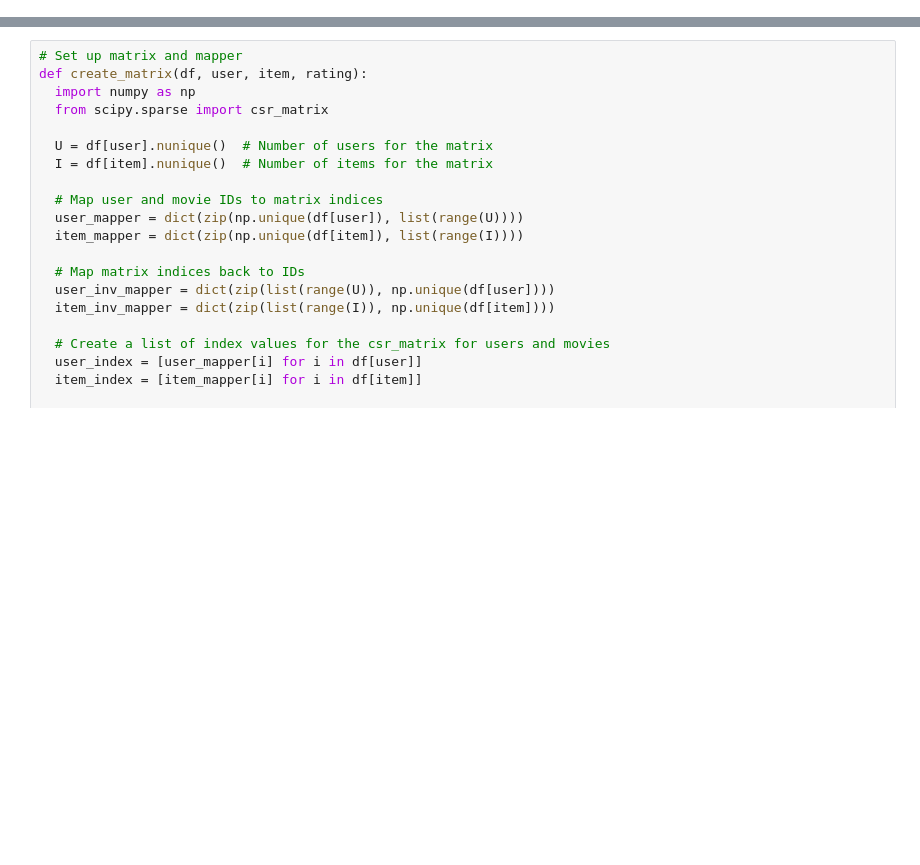
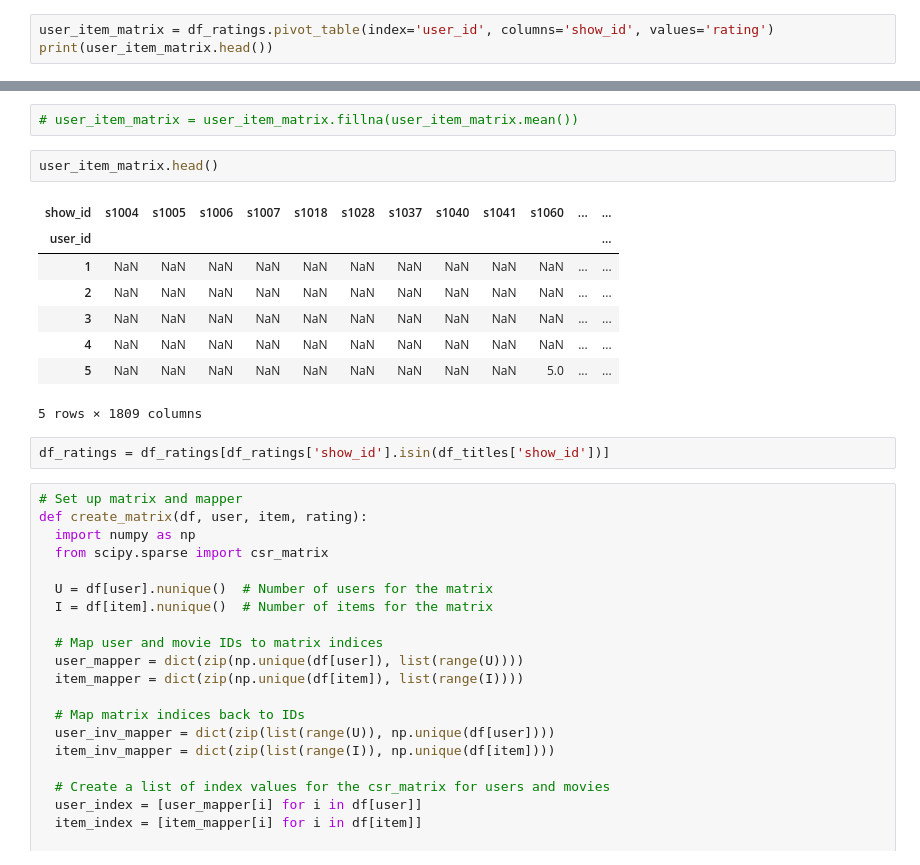
Before and after one commit to TaytGodwin/INTEX2025, a Jupyter notebook: ml_python/collaborative.ipynb, the cells around one changed output, grey strips where cells are left out. Cells and saved outputs as stored; diff of their text form; blank space fills up the shorter version.

```diff
--- a/ml_python/collaborative.ipynb
+++ b/ml_python/collaborative.ipynb
@@ -24,0 +225,3 @@ df_users_reduced = df_users.loc[df_users.contentId.isin(keep_list.index)]
+# %%
+user_item_matrix = df_ratings.pivot_table(index='user_id', columns='show_id', values='rating')
+print(user_item_matrix.head())
@@ -25,3 +246,18 @@ df_users_reduced = df_users.loc[df_users.contentId.isin(keep_list.index)]
+# %%
+# user_item_matrix = user_item_matrix.fillna(user_item_matrix.mean())
+# %%
+user_item_matrix.head()
+# %% [output]
+| show_id | s1004 | s1005 | s1006 | s1007 | s1018 | s1028 | s1037 | s1040 | s1041 | s1060 | ... | ... |
+| user_id |  |  |  |  |  |  |  |  |  |  |  | ... |
+| 1 | NaN | NaN | NaN | NaN | NaN | NaN | NaN | NaN | NaN | NaN | ... | ... |
+| 2 | NaN | NaN | NaN | NaN | NaN | NaN | NaN | NaN | NaN | NaN | ... | ... |
+| 3 | NaN | NaN | NaN | NaN | NaN | NaN | NaN | NaN | NaN | NaN | ... | ... |
+| 4 | NaN | NaN | NaN | NaN | NaN | NaN | NaN | NaN | NaN | NaN | ... | ... |
+| 5 | NaN | NaN | NaN | NaN | NaN | NaN | NaN | NaN | NaN | 5.0 | ... | ... |
+5 rows × 1809 columns
+# %%
+df_ratings = df_ratings[df_ratings['show_id'].isin(df_titles['show_id'])]
 # %%
 # Set up matrix and mapper
 def create_matrix(df, user, item, rating):
```
Also changed, not shown: parts of 27 cells of this notebook, 4 other files.
